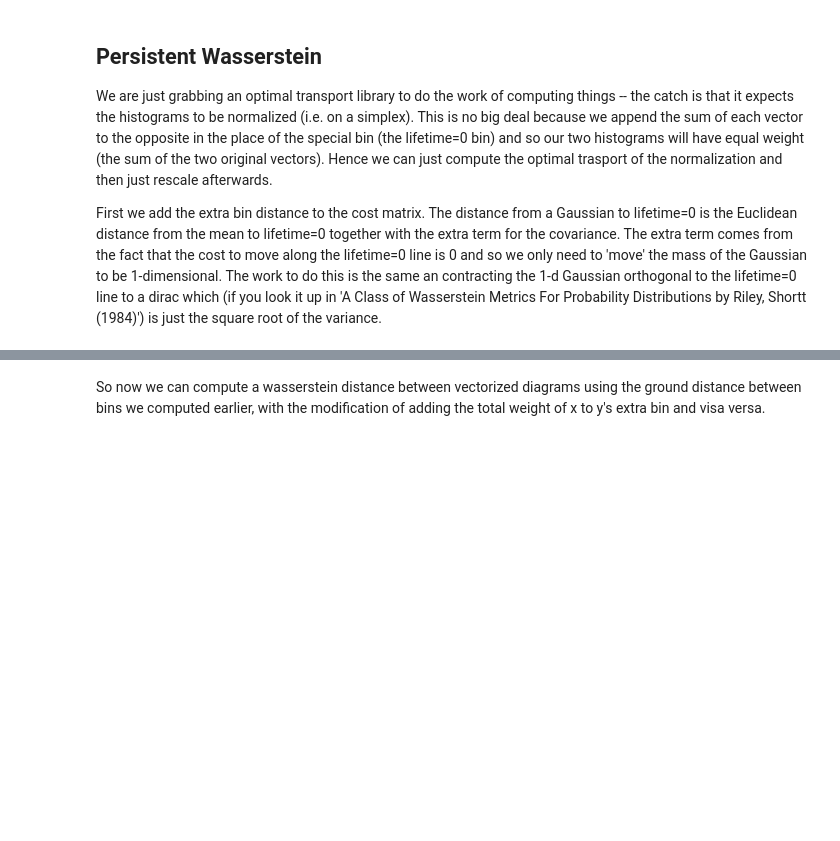
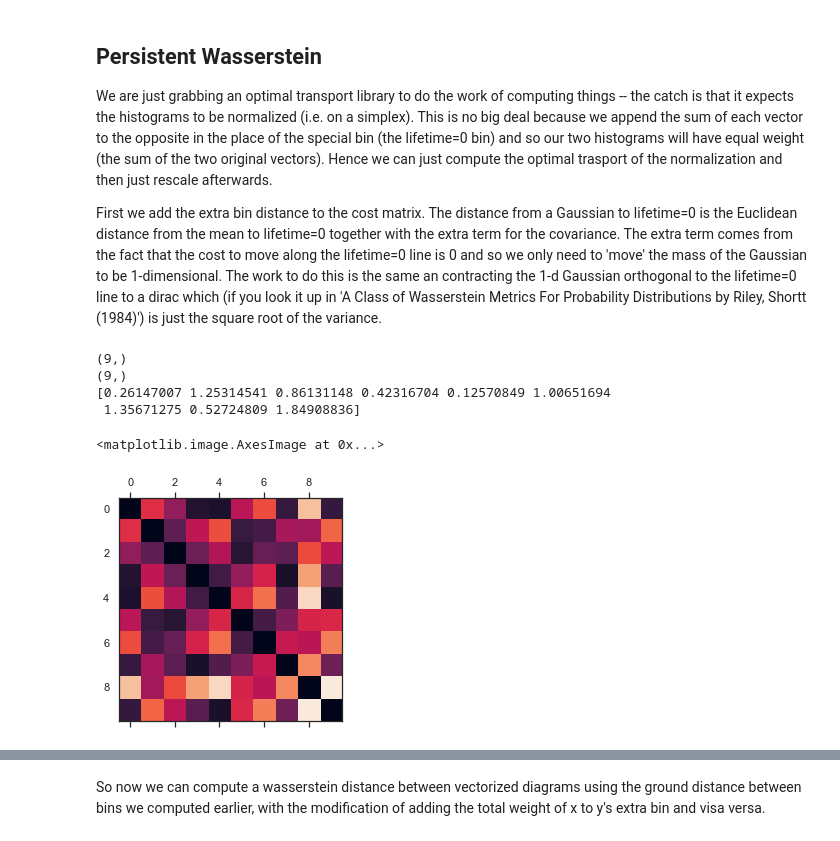
Before and after one commit to scikit-tda/pervect, a Jupyter notebook: notebooks/Approximate Persistent Wasserstein via GMM Walk-through.ipynb, the cells around one changed output, grey strips where cells are left out. Cells and saved outputs as stored; diff of their text form; code cells hidden in the pictures; blank space fills up the shorter version.

```diff
--- a/notebooks/Approximate Persistent Wasserstein via GMM Walk-through.ipynb
+++ b/notebooks/Approximate Persistent Wasserstein via GMM Walk-through.ipynb
@@ -315,22 +348,33 @@ First we add the extra bin distance to the cost matrix.  The distance from a Gau
 # %%
 def add_birth_death_line(ground_distance, means, covariances, y_axis='death'):
     '''
     Return an appended ground distance matrix with the extra distance to the lifetime=0 line
     '''
 
     if y_axis == 'lifetime':
         euclidean_dist = means[:, 1]
         anti_line = np.array([0,1])
     elif y_axis == 'death':
         euclidean_dist = (means[:, 1]-means[:, 0])/np.sqrt(2)
         anti_line = 1/np.sqrt(2)*np.array([1,-1])
     else:
         raise ValueError('y_axis must be \'death\' or \'lifetime\'')
 
     variances = anti_line@covariances@anti_line.T
     extra_dist = euclidean_dist + np.sqrt(variances)
+
     ground_distance_a = np.hstack([ground_distance, extra_dist[:, np.newaxis]])
     extra_row = np.zeros(ground_distance_a.shape[1])
     extra_row[:ground_distance.shape[1]] = extra_dist
     ground_distance_a = np.vstack([ground_distance_a, extra_row])
     return ground_distance_a
+
+all_pairs_ground_distance_a = add_birth_death_line(all_pairs_ground_distance, gmm.means_, gmm.covariances_,y_axis = 'lifetime')
+plt.matshow(all_pairs_ground_distance_a)
+# %% [output]
+(9,)
+(9,)
+[0.26147007 1.25314541 0.86131148 0.42316704 0.12570849 1.00651694
+ 1.35671275 0.52724809 1.84908836]
+<matplotlib.image.AxesImage at 0x...>
+[figure, added]
```
Also changed, not shown: parts of 19 cells of this notebook.
